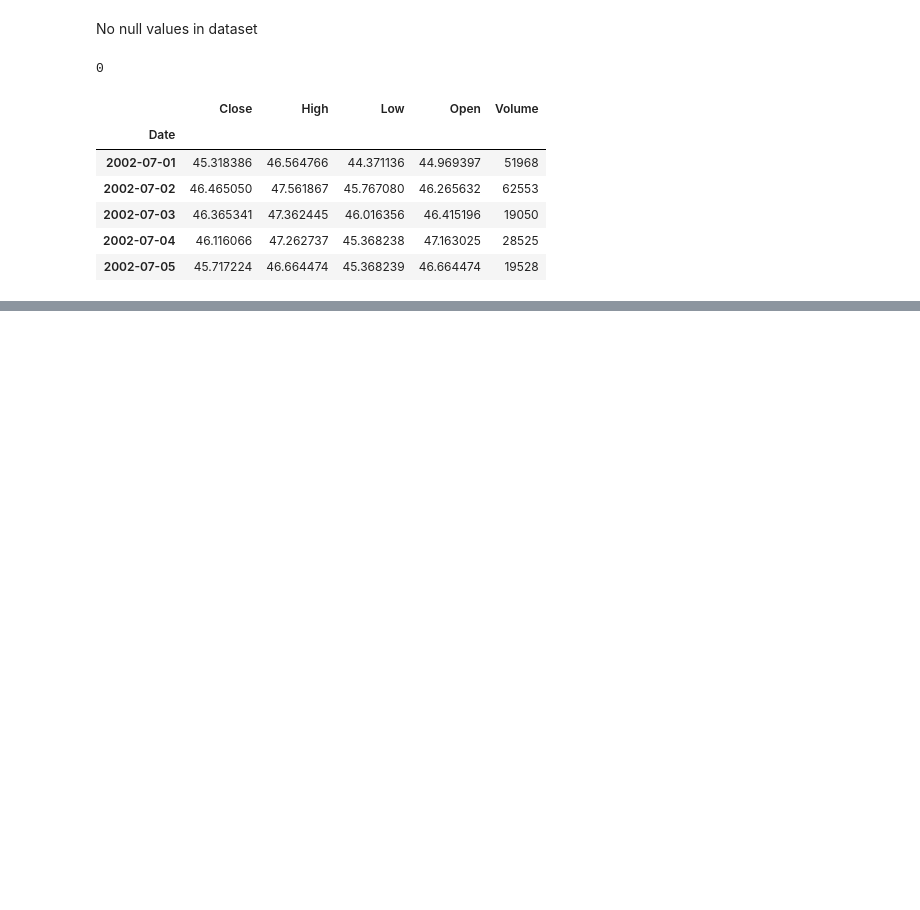
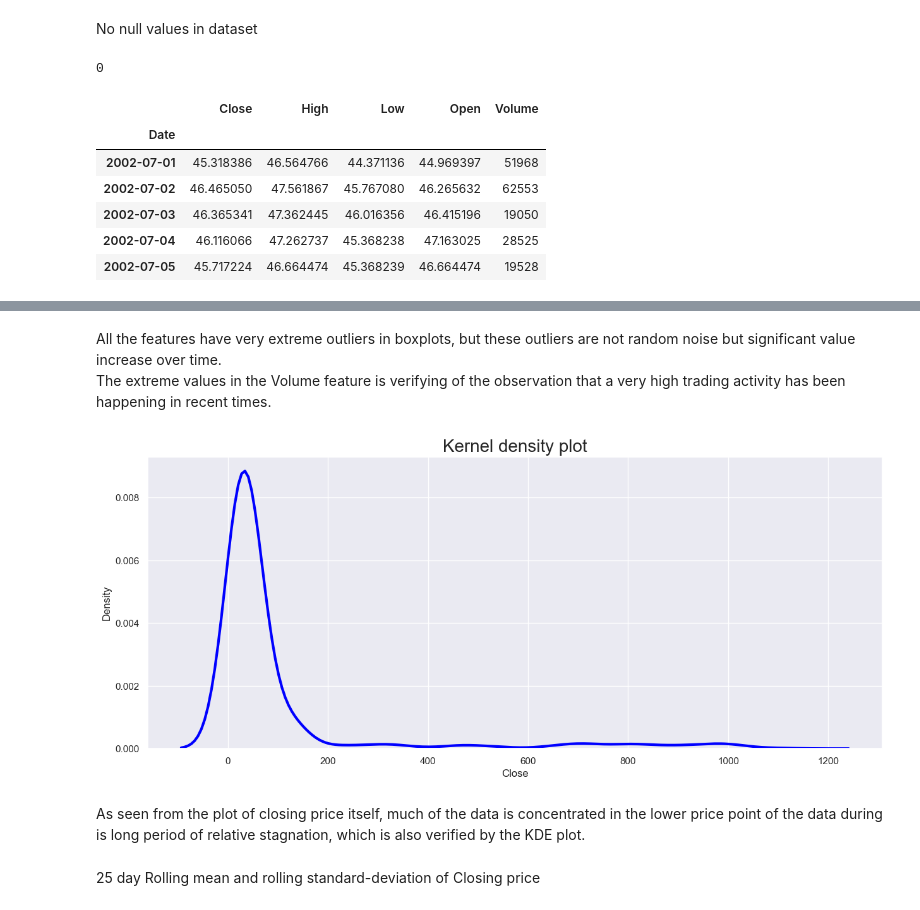
Before and after one commit to akashprak/StockPrice-TimeSeries, a Jupyter notebook: notebooks/Stock_price_forecast.ipynb, the cells around one changed output, grey strips where cells are left out. Cells and saved outputs as stored; diff of their text form; code cells hidden in the pictures; blank space fills up the shorter version.

```diff
--- a/notebooks/Stock_price_forecast.ipynb
+++ b/notebooks/Stock_price_forecast.ipynb
@@ -85,0 +132,13 @@ sns.lineplot(stock_data['Close'])
+# %% [markdown]
+All the features have very extreme outliers in boxplots, but these outliers are not random noise but significant value increase over time.
+The extreme values in the Volume feature is verifying of the observation that a very high trading activity has been happening in recent times.
+# %%
+sns.kdeplot(stock_data["Close"], linewidth=3, color="blue")
+plt.title("Kernel density plot", fontsize=20)
+plt.show()
+# %% [output]
+[figure, added]
+# %% [markdown]
+As seen from the plot of closing price itself, much of the data is concentrated in the lower price point of the data during is long period of relative stagnation, which is also verified by the KDE plot.
+# %% [markdown]
+25 day Rolling mean and rolling standard-deviation of Closing price
```
Also changed, not shown: parts of 17 cells of this notebook.
